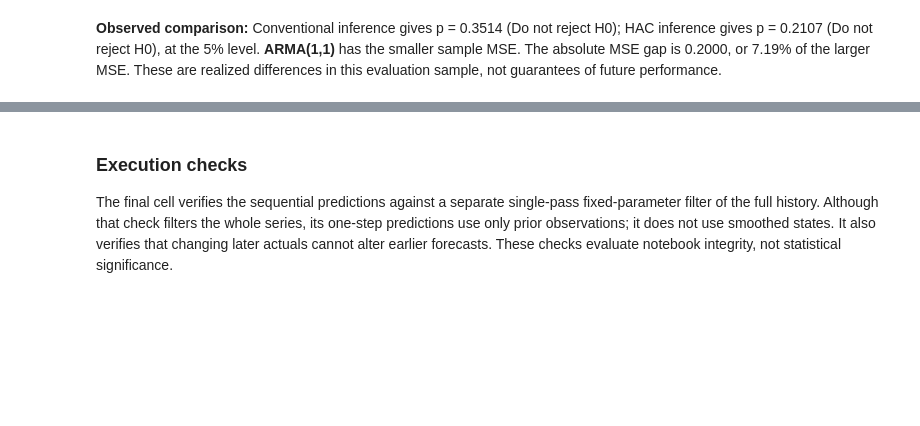
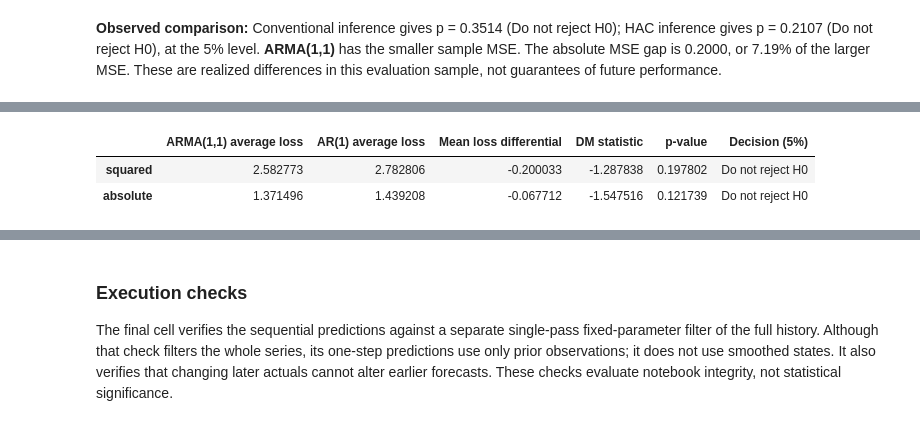
Before and after one commit to maarranz/Forecasting-Tools, a Jupyter notebook: Notebooks/Forecasting_Tools_Demo.ipynb, the cells around one changed output, grey strips where cells are left out. Drawn from its saved outputs; the diff is of its cells as text; code cells hidden in the pictures; blank space fills up the shorter version.

Commit message:
Complete Stage 6 Diebold-Mariano test and demo v0.4.0

```diff
--- a/Notebooks/Forecasting_Tools_Demo.ipynb
+++ b/Notebooks/Forecasting_Tools_Demo.ipynb
@@ -705,0 +716,18 @@ A larger p-value in the earlier diagnostic tests does not imply better forecasts
+# %%
+dm_results = {
+    loss: ft.dm_test(actual, forecast_arma, forecast_ar, loss=loss, h=1, hln=False)
+    for loss in ("squared", "absolute")
+}
+dm_table = pd.DataFrame({loss: {
+    "ARMA(1,1) average loss": result["mean_loss1"],
+    "AR(1) average loss": result["mean_loss2"],
+    "Mean loss differential": result["mean_loss_diff"],
+    "DM statistic": result["statistic"],
+    "p-value": result["pvalue"],
+    "Decision (5%)": diagnostic_decision(result),
+} for loss, result in dm_results.items()}).T
+display(dm_table)
+# %% [output]
+|  | ARMA(1,1) average loss | AR(1) average loss | Mean loss differential | DM statistic | p-value | Decision (5%) |
+| squared | 2.582773 | 2.782806 | -0.200033 | -1.287838 | 0.197802 | Do not reject H0 |
+| absolute | 1.371496 | 1.439208 | -0.067712 | -1.547516 | 0.121739 | Do not reject H0 |
```
Also changed, not shown: parts of 11 cells of this notebook, 3 other files.
